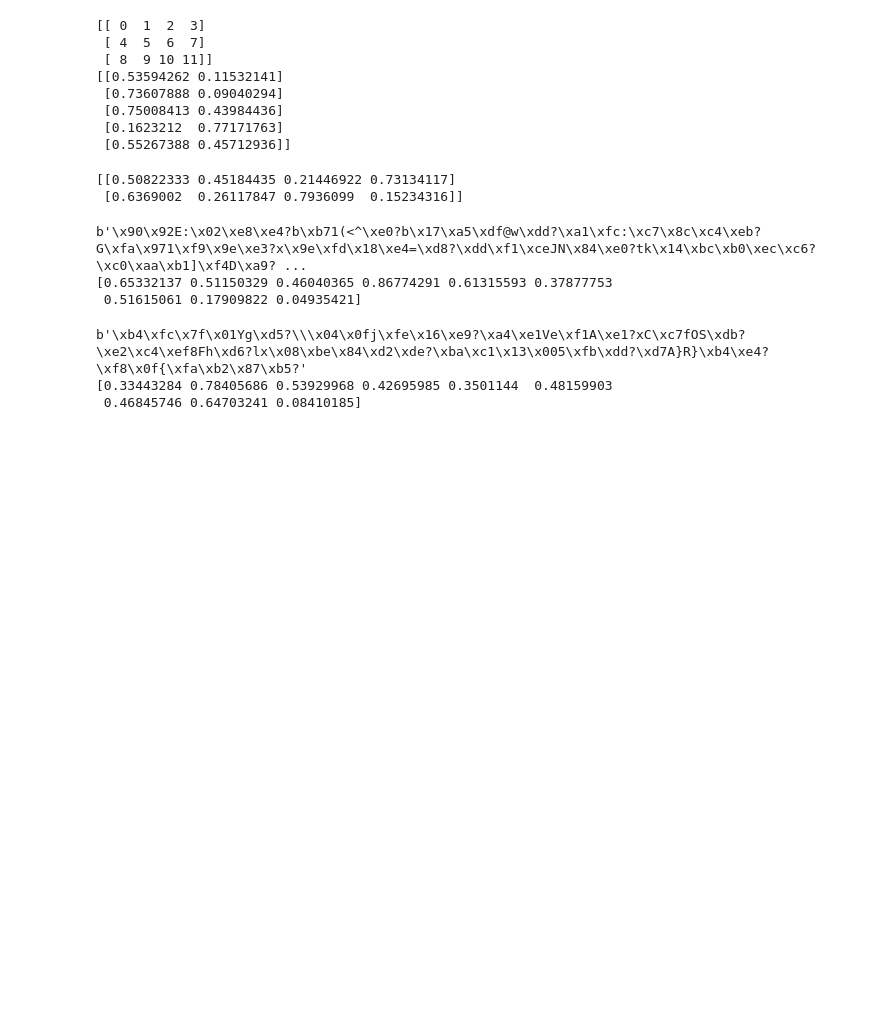
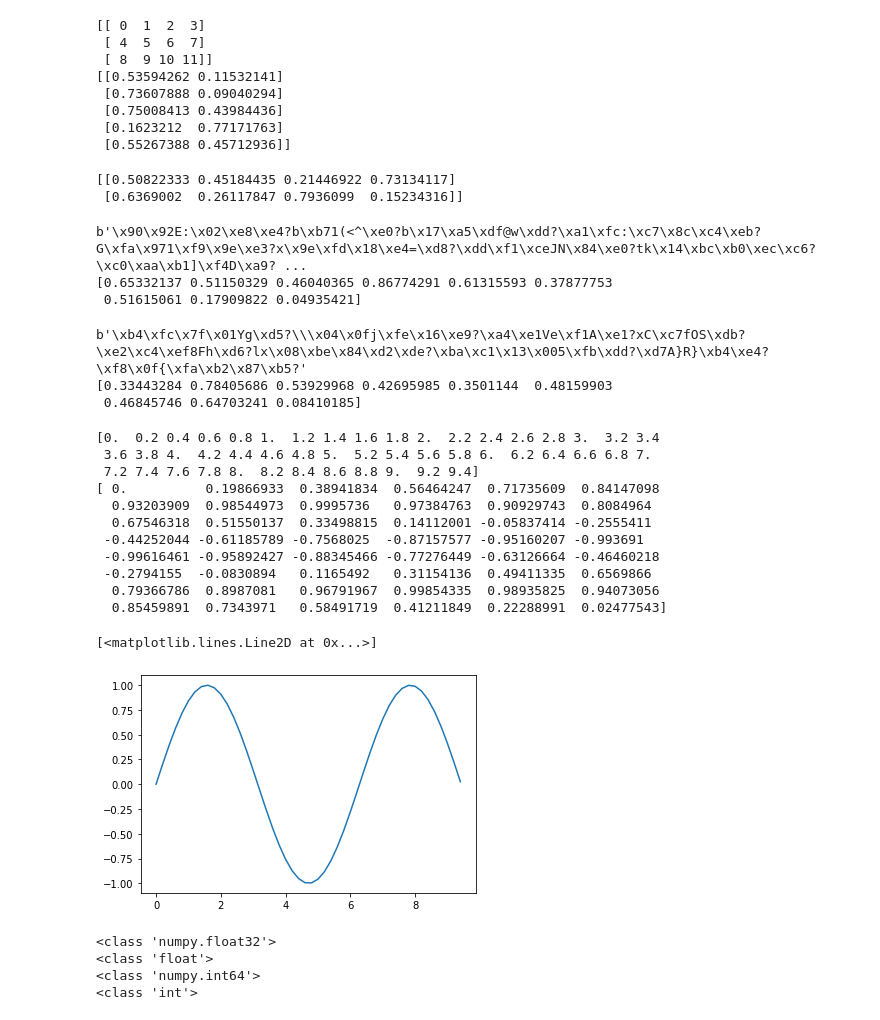
Before and after one commit to chetnakhanna16/numPy_practice, a Jupyter notebook: NumpyBasicExercise_Practice.ipynb, the cells around one changed output. Saved outputs shown, nothing was run; the diff lists cells and outputs as text; code cells hidden in the pictures; blank space fills up the shorter version.

Commit message:
Complete numpy basics solution file

```diff
--- a/NumpyBasicExercise_Practice.ipynb
+++ b/NumpyBasicExercise_Practice.ipynb
@@ -722,3 +722,44 @@ print(x2)
 b'\xb4\xfc\x7f\x01Yg\xd5?\\\x04\x0fj\xfe\x16\xe9?\xa4\xe1Ve\xf1A\xe1?xC\xc7fOS\xdb?\xe2\xc4\xef8Fh\xd6?lx\x08\xbe\x84\xd2\xde?\xba\xc1\x13\x005\xfb\xdd?\xd7A}R}\xb4\xe4?\xf8\x0f{\xfa\xb2\x87\xb5?'
 [0.33443284 0.78405686 0.53929968 0.42695985 0.3501144  0.48159903
  0.46845746 0.64703241 0.08410185]
+# %%
+# 40. Write a NumPy program to compute the x and y coordinates for points on a sine curve and plot the points
+# using matplotlib.
+
+import matplotlib.pyplot as plt
+x = np.arange(0, 3 * np.pi, 0.2) #or np.linspace(-np.pi, np.pi, 201)
+y = np.sin(x)
+print(x)
+print(y)
+plt.plot(x,y)
+# %% [output]
+[0.  0.2 0.4 0.6 0.8 1.  1.2 1.4 1.6 1.8 2.  2.2 2.4 2.6 2.8 3.  3.2 3.4
+ 3.6 3.8 4.  4.2 4.4 4.6 4.8 5.  5.2 5.4 5.6 5.8 6.  6.2 6.4 6.6 6.8 7.
+ 7.2 7.4 7.6 7.8 8.  8.2 8.4 8.6 8.8 9.  9.2 9.4]
+[ 0.          0.19866933  0.38941834  0.56464247  0.71735609  0.84147098
+  0.93203909  0.98544973  0.9995736   0.97384763  0.90929743  0.8084964
+  0.67546318  0.51550137  0.33498815  0.14112001 -0.05837414 -0.2555411
+ -0.44252044 -0.61185789 -0.7568025  -0.87157577 -0.95160207 -0.993691
+ -0.99616461 -0.95892427 -0.88345466 -0.77276449 -0.63126664 -0.46460218
+ -0.2794155  -0.0830894   0.1165492   0.31154136  0.49411335  0.6569866
+  0.79366786  0.8987081   0.96791967  0.99854335  0.98935825  0.94073056
+  0.85459891  0.7343971   0.58491719  0.41211849  0.22288991  0.02477543]
+[<matplotlib.lines.Line2D at 0x...>]
+[figure, added]
+# %%
+# 41. Write a NumPy program to convert numpy dtypes to native python types.
+
+x = np.float32(5)
+print(type(x))
+python_val1 = x.item()
+print(type(python_val1))
+
+y = np.int64(5)
+print(type(y))
+python_val2 = y.item()
+print(type(python_val2))
+# %% [output]
+<class 'numpy.float32'>
+<class 'float'>
+<class 'numpy.int64'>
+<class 'int'>
```
